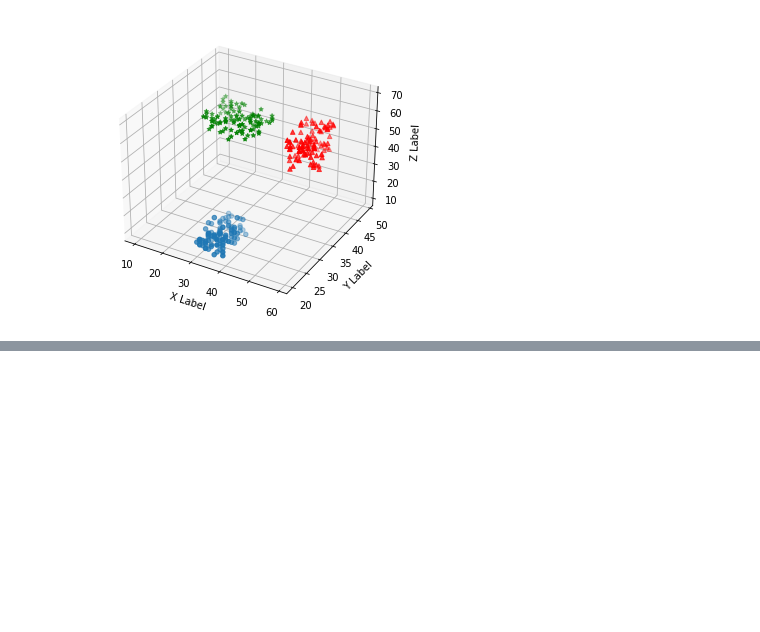
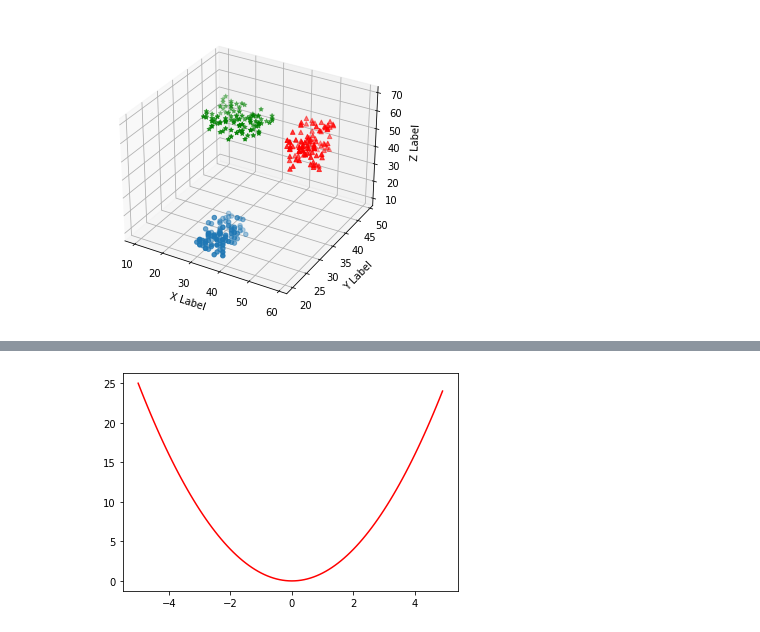
Before and after one commit to youngcher/Python, a Jupyter notebook: .github/workflows/matplotlib.ipynb, the cells around one changed output, grey strips where cells are left out. Drawn from its saved outputs; the diff is of its cells as text; code cells hidden in the pictures; blank space fills up the shorter version.

```diff
--- a/.github/workflows/matplotlib.ipynb
+++ b/.github/workflows/matplotlib.ipynb
@@ -261,0 +278,8 @@ Text(0.5, 0, 'Z Label')
+# %%
+x = np.arange(-5,5,0.1)
+y=x**2
+plt.plot(x,y,'r')
+
+plt.show()
+# %% [output]
+[figure, added]
```
Also changed, not shown: parts of 10 cells of this notebook.
